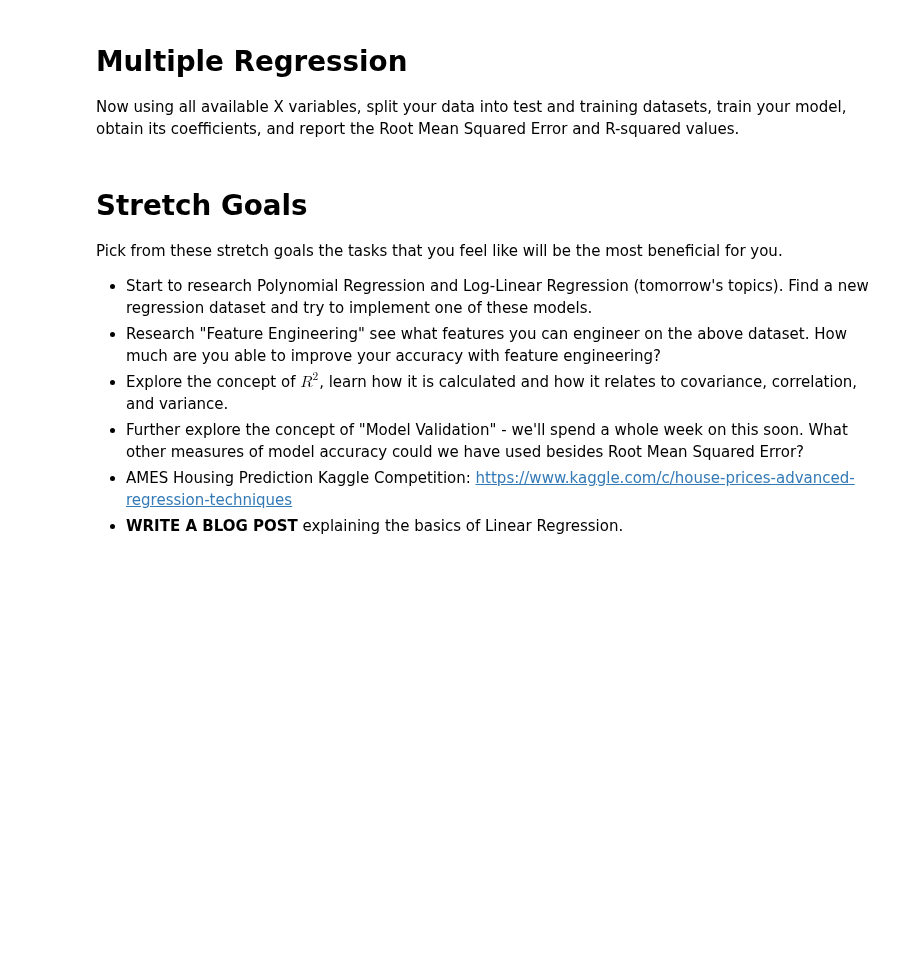
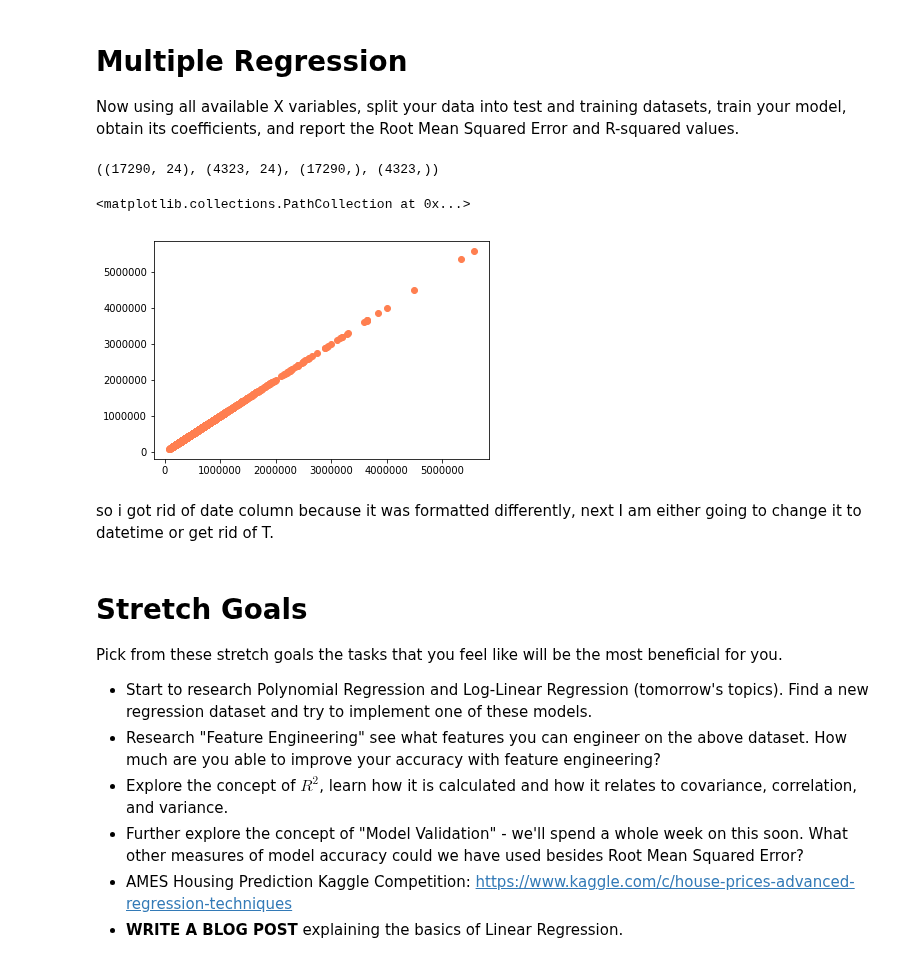
Before and after one commit to LambdaSchool/DS-Unit-2-Sprint-2-Regression, a Jupyter notebook: Hira_Linear_Regression_Assignment.ipynb, the cells around one changed output. Cells and saved outputs as stored; diff of their text form; code cells hidden in the pictures; blank space fills up the shorter version.

```diff
--- a/Hira_Linear_Regression_Assignment.ipynb
+++ b/Hira_Linear_Regression_Assignment.ipynb
@@ -203,2 +190,0 @@ df['predicted_prices_2'] = model2.predict(df[['sqft_lot', 'bedrooms']])
-# %%
-df['predicted_prices2'] = model2.predict(X2)
@@ -217,5 +207,5 @@ Now using all available X variables, split your data into test and training data
 # %%
 ##### Your Code Here #####
 
-X3 = df.drop(columns = 'price')
+X3 = df.drop(columns = ['price', 'date'])
 y3 = df['price']
@@ -224,3 +212,19 @@ model3 = LinearRegression()
+# %%
+X3_train, X3_test, y3_train, y3_test = train_test_split(X3, y3, train_size = 0.80, test_size = 0.20, random_state = 42)
+X3_train.shape, X3_test.shape, y3_train.shape, y3_test.shape
+# %% [output]
+((17290, 24), (4323, 24), (17290,), (4323,))
+# %%
+model = LinearRegression()
+model.fit(X3_train, y3_train)
+predictions = model.predict(X3_test)
+# %%
+plt.scatter(y3_test, predictions, color = 'coral')
+# %% [output]
+<matplotlib.collections.PathCollection at 0x...>
+[figure, added]
+# %% [markdown]
+so i got rid of date column because it was formatted differently, next I am either going to change it to datetime or get rid of T.
 # %% [markdown]
 # Stretch Goals
 
```
Also changed, not shown: parts of 20 cells of this notebook.
